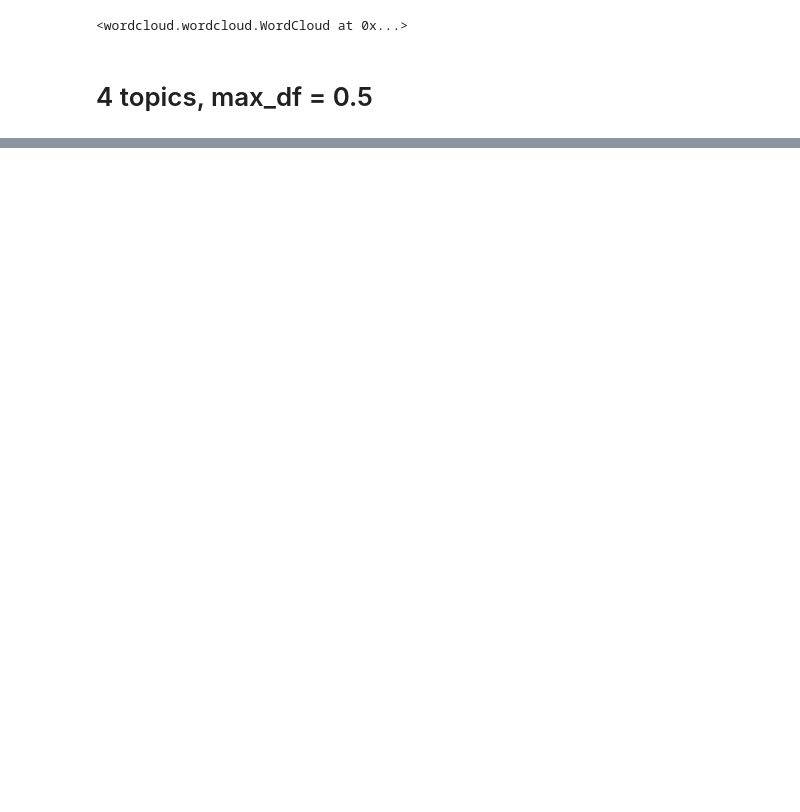
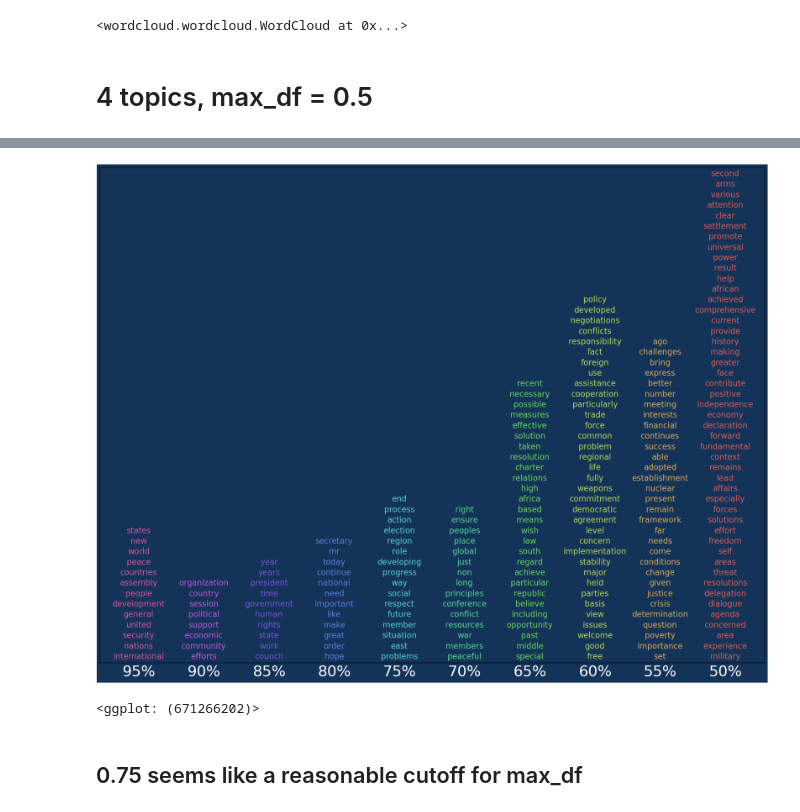
Before and after one commit to chav-ngvyen/unsupervised_machine_learning, a Jupyter notebook: Topic_modeling/Topic_Modeling_UN.ipynb, the cells around one changed output, grey strips where cells are left out. Saved outputs shown, nothing was run; the diff lists cells and outputs as text; code cells hidden in the pictures; blank space fills up the shorter version.

```diff
--- a/Topic_modeling/Topic_Modeling_UN.ipynb
+++ b/Topic_modeling/Topic_Modeling_UN.ipynb
@@ -425,0 +301,5 @@ Dropped words if setting max_df as 0.7 compared to 0.75
+# %%
+# Create index column
+dropped = dropped.reset_index(drop=False)
+# %%
+dropped['value_col'] = range(0, len(dropped))
@@ -425,0 +321,31 @@ Dropped words if setting max_df as 0.7 compared to 0.75
+# %%
+# Reshape
+dropped1 =pd.melt(dropped, id_vars = ['index','value_col'])
+# %%
+# Drop rows with None strings
+dropped1 = dropped1[dropped1["value"].str.contains("None")==False]
+# %%
+# Visualize what the dropped words are
+dropped_plot = (ggplot(dropped1, aes(x = 'reorder(index, value_col)', y = 'variable'))
++ geom_point(alpha =0)
++ geom_text(aes(label = 'value',color = 'index'), ha = 'center', size = 16)
++ scale_x_discrete(labels=['95%','90%','85%','80%','75%',
+                          '70%','65%','60%','55%','50%'])
++ scale_color_discrete(guide = False)
++ theme_classic()
++ theme(figure_size=(24, 18),
+        axis_title_y=element_blank(),
+        axis_text_y=element_blank(),
+        axis_title_x=element_blank(),
+        axis_text_x = element_text(ha='center', size = 30, color ='white'),
+        axis_ticks = element_blank(),
+        axis_line = element_blank(),
+        plot_background=element_rect(fill="#143359"),
+        panel_background=element_rect(fill="#143359"),
+        panel_border=element_rect(fill="#143359"))
+)
+
+dropped_plot
+# %% [output]
+[figure, added]
+<ggplot: (671266202)>
@@ -425,0 +354,2 @@ Dropped words if setting max_df as 0.7 compared to 0.75
+# %% [markdown]
+## 0.75 seems like a reasonable cutoff for max_df
```
Also changed, not shown: parts of 67 cells of this notebook, 4 other files.
